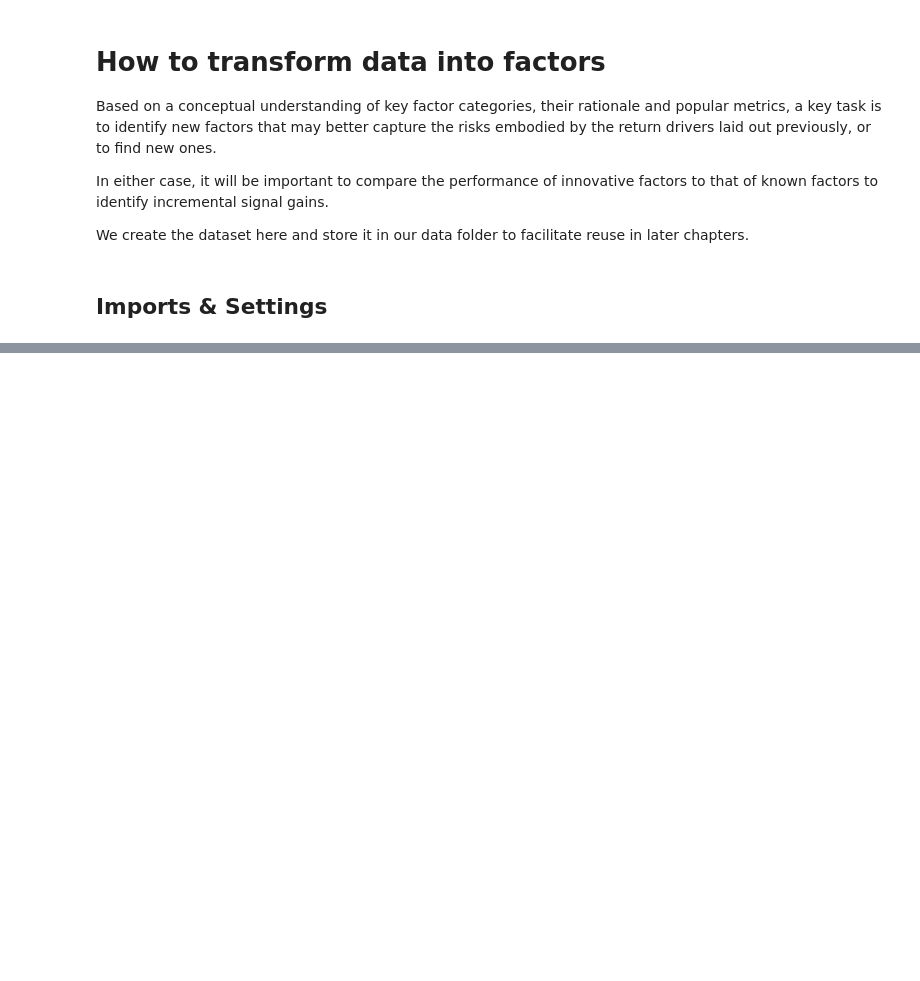
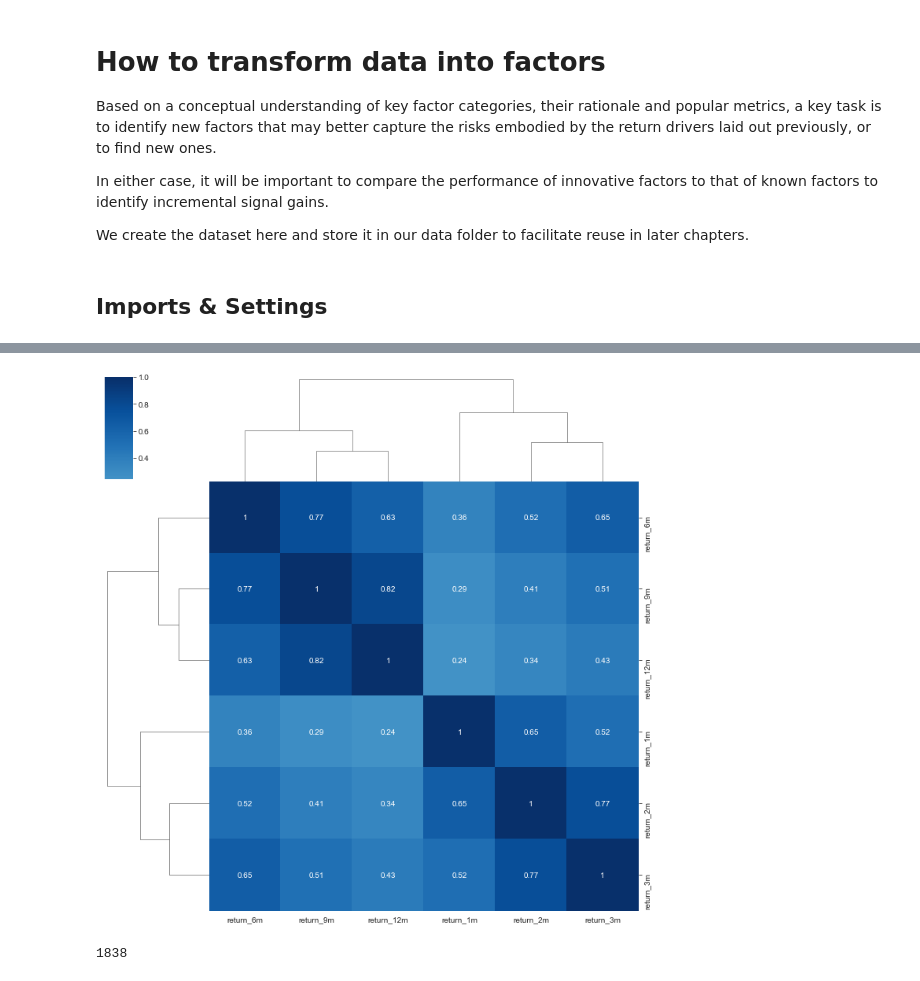
Before and after one commit to PerrySong/ML4T, a Jupyter notebook: 04_financial_feature_engineering/01_feature_engineering.ipynb, the cells around one changed output, grey strips where cells are left out. Cells and saved outputs as stored; diff of their text form; code cells hidden in the pictures; blank space fills up the shorter version.

```diff
--- a/04_financial_feature_engineering/01_feature_engineering.ipynb
+++ b/04_financial_feature_engineering/01_feature_engineering.ipynb
@@ -30,0 +126,3 @@ idx = pd.IndexSlice
+# %%
+prices = prices.loc[:, shared]
+prices.info()
@@ -30,0 +140,2 @@ idx = pd.IndexSlice
+# %%
+monthly_prices = prices.resample('M').last()
@@ -30,0 +157,16 @@ idx = pd.IndexSlice
+# %%
+outlier_cutoff = 0.01
+data = pd.DataFrame()
+lags = [1, 2, 3, 6, 9, 12]
+for lag in lags:
+    data[f'return_{lag}m'] = (monthly_prices
+                           .pct_change(lag)
+                           .stack()
+                           .pipe(lambda x: x.clip(lower=x.quantile(outlier_cutoff),
+                                                  upper=x.quantile(1-outlier_cutoff)))
+                           .add(1)
+                           .pow(1/lag)
+                           .sub(1)
+                           )
+data = data.swaplevel().dropna()
+data.info()
@@ -30,0 +189,7 @@ idx = pd.IndexSlice
+# %%
+min_obs = 120
+nobs = data.groupby(level='ticker').size()
+keep = nobs[nobs>min_obs].index
+
+data = data.loc[idx[keep,:], :]
+data.info()
@@ -30,0 +222,9 @@ idx = pd.IndexSlice
+# %%
+# cmap = sns.diverging_palette(10, 220, as_cmap=True)
+sns.clustermap(data.corr('spearman'), annot=True, center=0, cmap='Blues');
+# %% [output]
+[figure, added]
+# %%
+data.index.get_level_values('ticker').nunique()
+# %% [output]
+1838
```
Also changed, not shown: parts of 56 cells of this notebook, 7 other files.
